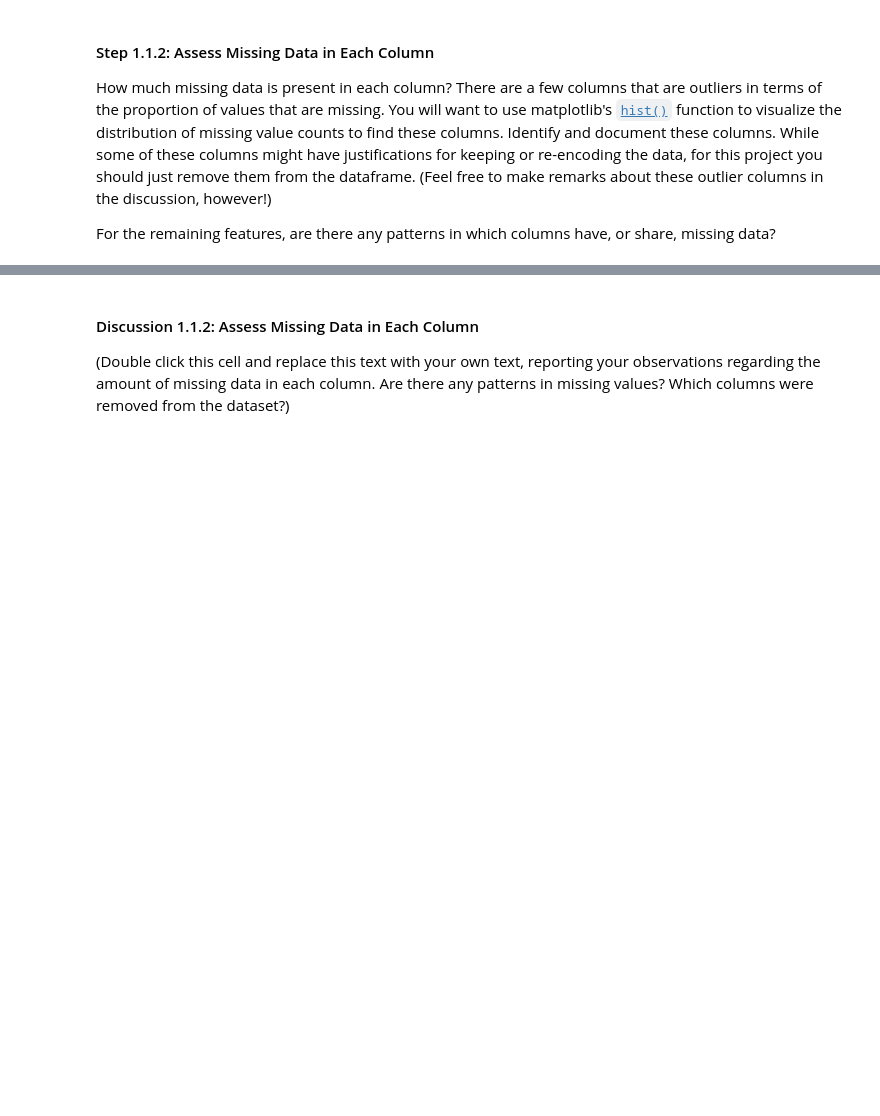
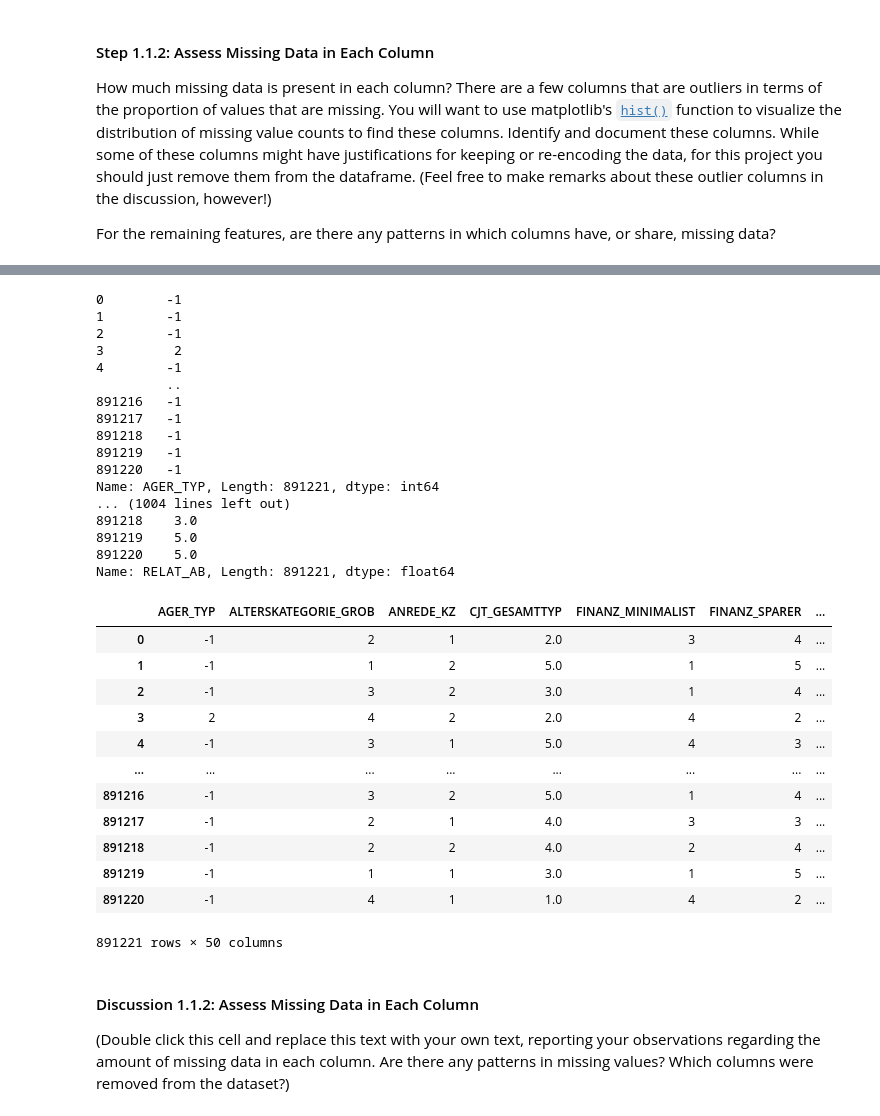
Before and after one commit to chpolyzo/intro_MLND, a Jupyter notebook: third_project/Identify_Customer_Segments.ipynb, the cells around one changed output, grey strips where cells are left out. Drawn from its saved outputs; the diff is of its cells as text; code cells hidden in the pictures; blank space fills up the shorter version.

```diff
--- a/third_project/Identify_Customer_Segments.ipynb
+++ b/third_project/Identify_Customer_Segments.ipynb
@@ -177,3 +198,48 @@ For the remaining features, are there any patterns in which columns have, or sha
+# %%
+def threashold_nulls(df):
+    for col in df.columns:
+        '''A function that drops columns for missing information higher than 30% of the dataset length'''
+        #print(df[col].isnull().sum()*100/df.shape[0] > 10)
+        print(df[col])
+        if df[col].isnull().sum()*100/df.shape[0] > 10:
+            try:
+                df.drop(col, axis =1, inplace = True)
+            except TypeError:
+                print(col, df[col])
+    return df
+# %%
+threashold_nulls(azdias)
+# %% [output]
+0        -1
+1        -1
+2        -1
+3         2
+4        -1
+         ..
+891216   -1
+891217   -1
+891218   -1
+891219   -1
+891220   -1
+Name: AGER_TYP, Length: 891221, dtype: int64
+... (1004 lines left out)
+891218    3.0
+891219    5.0
+891220    5.0
+Name: RELAT_AB, Length: 891221, dtype: float64
+|  | AGER_TYP | ALTERSKATEGORIE_GROB | ANREDE_KZ | CJT_GESAMTTYP | FINANZ_MINIMALIST | FINANZ_SPARER | ... |
+| 0 | -1 | 2 | 1 | 2.0 | 3 | 4 | ... |
+| 1 | -1 | 1 | 2 | 5.0 | 1 | 5 | ... |
+| 2 | -1 | 3 | 2 | 3.0 | 1 | 4 | ... |
+| 3 | 2 | 4 | 2 | 2.0 | 4 | 2 | ... |
+| 4 | -1 | 3 | 1 | 5.0 | 4 | 3 | ... |
+| ... | ... | ... | ... | ... | ... | ... | ... |
+| 891216 | -1 | 3 | 2 | 5.0 | 1 | 4 | ... |
+| 891217 | -1 | 2 | 1 | 4.0 | 3 | 3 | ... |
+| 891218 | -1 | 2 | 2 | 4.0 | 2 | 4 | ... |
+| 891219 | -1 | 1 | 1 | 3.0 | 1 | 5 | ... |
+| 891220 | -1 | 4 | 1 | 1.0 | 4 | 2 | ... |
+891221 rows × 50 columns
 # %%
 # Remove the outlier columns from the dataset. (You'll perform other data
 # engineering tasks such as re-encoding and imputation later.)
```
Also changed, not shown: parts of 7 cells of this notebook.
